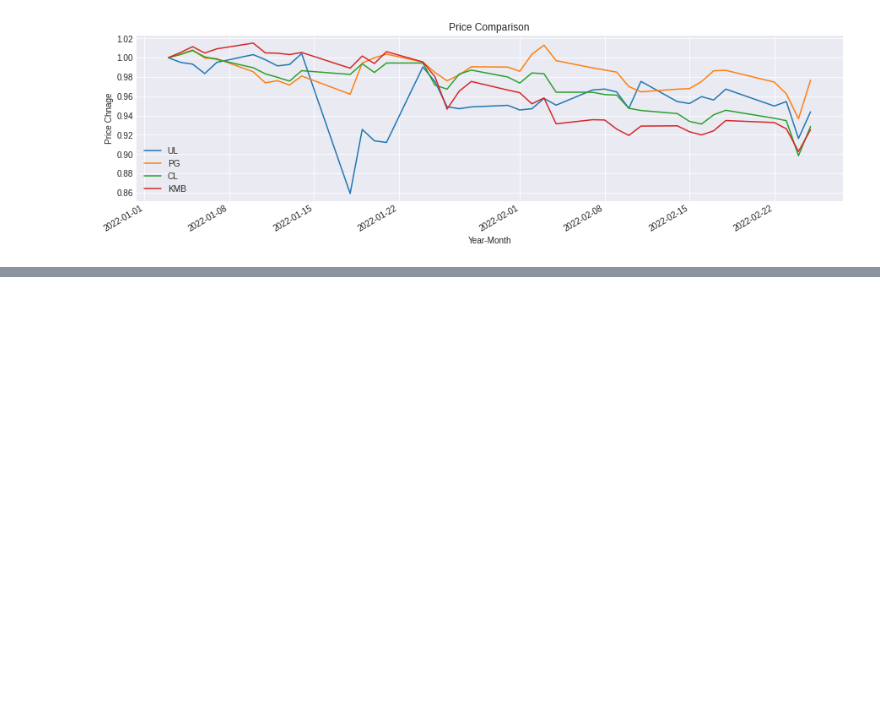
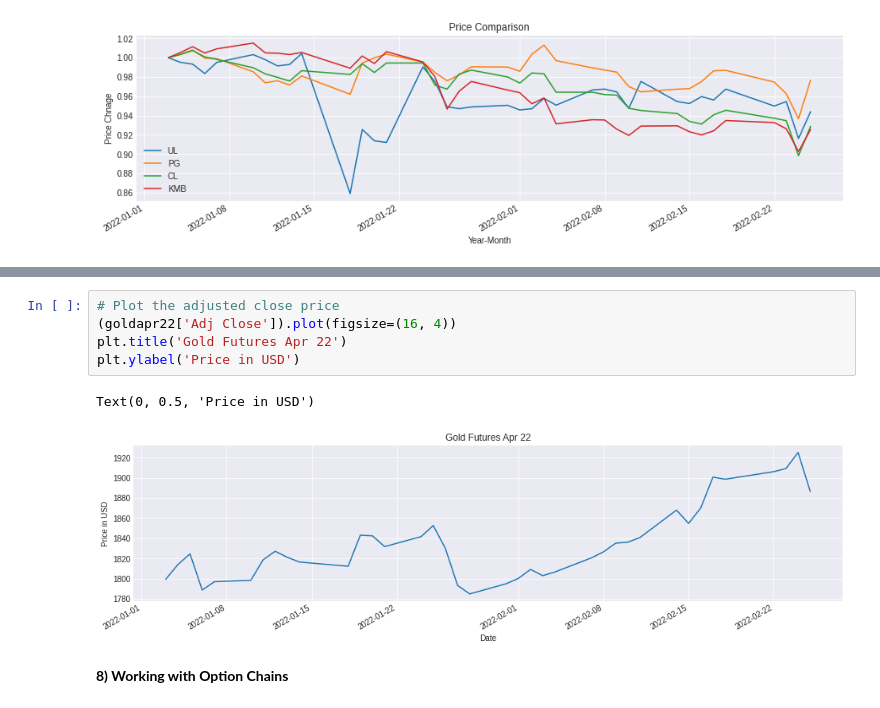
Before and after one commit to jade-lam/Stock-Portfolio, a Jupyter notebook: Quant Codes - For Stock Analysis.ipynb, the cells around one changed output, grey strips where cells are left out. Cells and saved outputs as stored; diff of their text form; blank space fills up the shorter version.

```diff
--- a/Quant Codes - For Stock Analysis.ipynb
+++ b/Quant Codes - For Stock Analysis.ipynb
@@ -73,0 +189,10 @@ plt.show()
+# %%
+# Plot the adjusted close price
+(goldapr22['Adj Close']).plot(figsize=(16, 4))
+plt.title('Gold Futures Apr 22')
+plt.ylabel('Price in USD')
+# %% [output]
+Text(0, 0.5, 'Price in USD')
+[figure, added]
+# %% [markdown]
+**8) Working with Option Chains**
```
Also changed, not shown: parts of 16 cells of this notebook.
